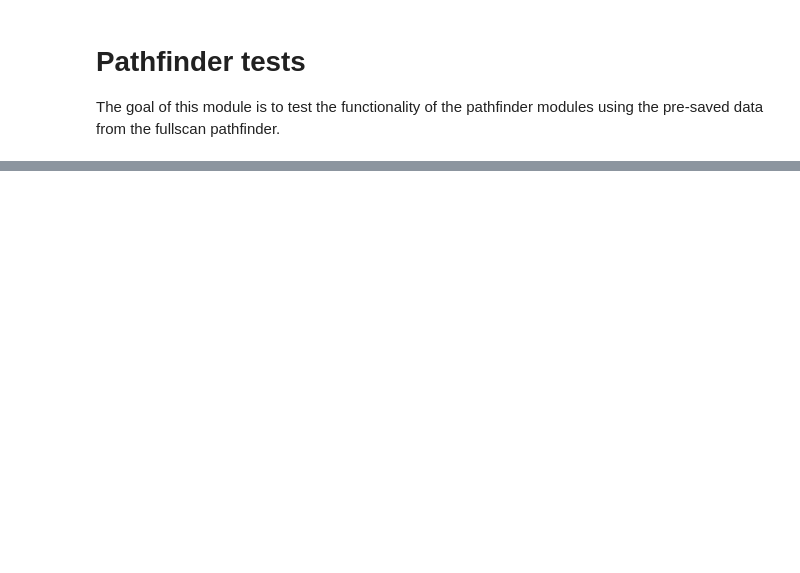
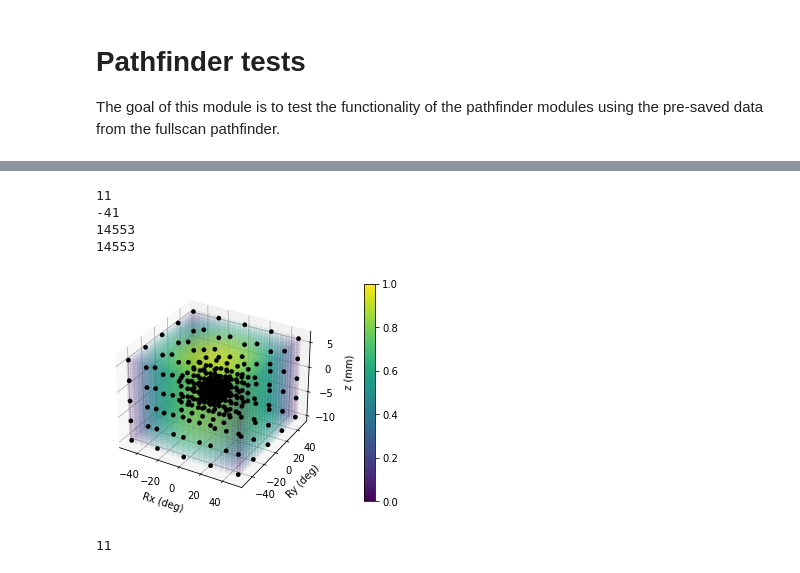
Before and after one commit to Benji-UW/COBOT-Transducer-Control-Code, a Jupyter notebook: Rebuilding_Everything/Debugging Scripts/scan_test.ipynb, the cells around one changed output, grey strips where cells are left out. Cells and saved outputs as stored; diff of their text form; code cells hidden in the pictures; blank space fills up the shorter version.

```diff
--- a/Rebuilding_Everything/Debugging Scripts/scan_test.ipynb
+++ b/Rebuilding_Everything/Debugging Scripts/scan_test.ipynb
@@ -18,7 +24,0 @@ from DemoPathfinder import *
-# %%
-# path = r"C:\Users\ander\Documents\COBOT-Transducer-Control-Code\Rebuilding_Everything"
-path = os.path.abspath('..\\')
-current_file = r"\2022-05-05_16-42-57_test.json"
-
-with open(path + current_file, 'r') as outfile:
-    point_mags = json.load(outfile)
@@ -38,0 +28,5 @@ b.print_json()
+# %%
+a = [[a, a+1, a+2] for a in range(4)]
+
+points = np.array(a)
+print(points)
@@ -38,0 +122,62 @@ b.print_json()
+# %%
+with open(path + output_file, 'r') as infile:
+    json_data = json.load(infile)
+
+r_o_m = json_data["range of motion"]
+divisions = json_data["divisions"]
+point_mags_2 = json_data["points"]
+# %%
+Zs = []
+Rxs = []
+Rys = []
+mags = []
+
+for p in point_mags:
+    Zs.append(p[0][0][2])
+    Rxs.append(p[0][1][0])
+    Rys.append(p[0][1][1])
+    mags.append(p[1])
+
+ax = plt.axes(projection='3d')
+
+print(max(mags))
+print(min(mags))
+
+floor = min(mags)
+span = max(mags) - floor
+als = [round((i - floor) / (span * 2) * 256) for i in mags]
+als = [i / 256 for i in als]
+print(len(Rys))
+print(len(Rxs))
+
+fig = ax.scatter(Rxs, Rys, Zs, c=mags, cmap='viridis', alpha=0.1, linewidth=0.25)
+
+Zs = []
+Rxs = []
+Rys = []
+
+for p in point_mags_2:
+    Zs.append(p[0][0][2])
+    Rxs.append(p[0][1][0])
+    Rys.append(p[0][1][1])
+fig = ax.scatter(Rxs, Rys, Zs, c='k', cmap='viridis', alpha=1, linewidth=0.25)
+
+ax.set_xlabel("Rx (deg)")
+ax.set_ylabel("Ry (deg)")
+ax.set_zlabel("z (mm)")
+
+plt.colorbar(fig, pad=0.13)
+# plt.savefig("fullscan_render.jpg", dpi=400)
+plt.show()
+# plt.axes(projection = "3d")
+# plt.scatter(Rxs, Rys, Zs, c=mags, cmap='viridis', alpha=0.8, linewidth=0.5)
+
+
+print(max(mags))
+# %% [output]
+11
+-41
+14553
+14553
+[figure, added]
+11
```
Also changed, not shown: parts of 6 cells of this notebook, 14 other files.
